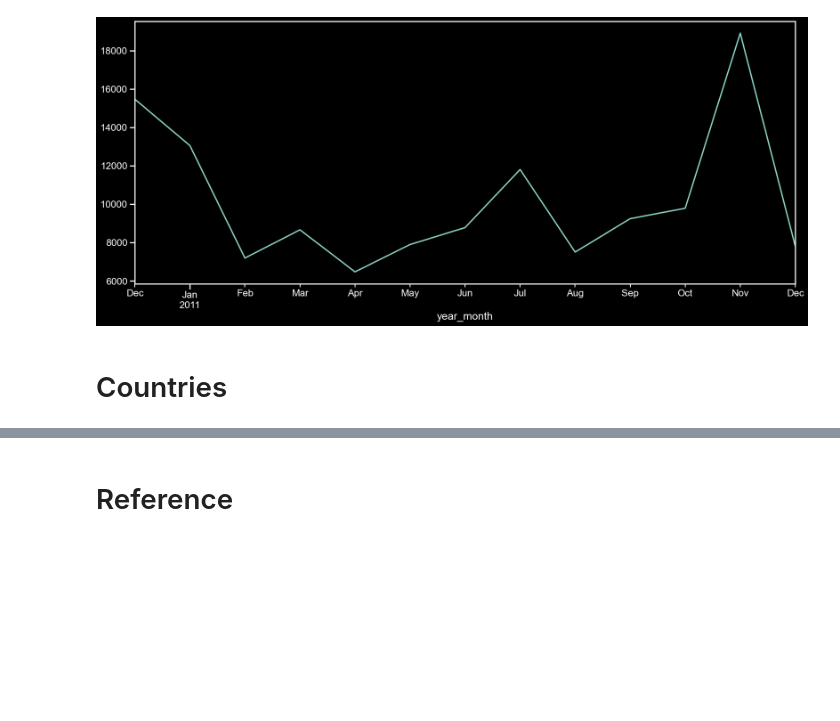
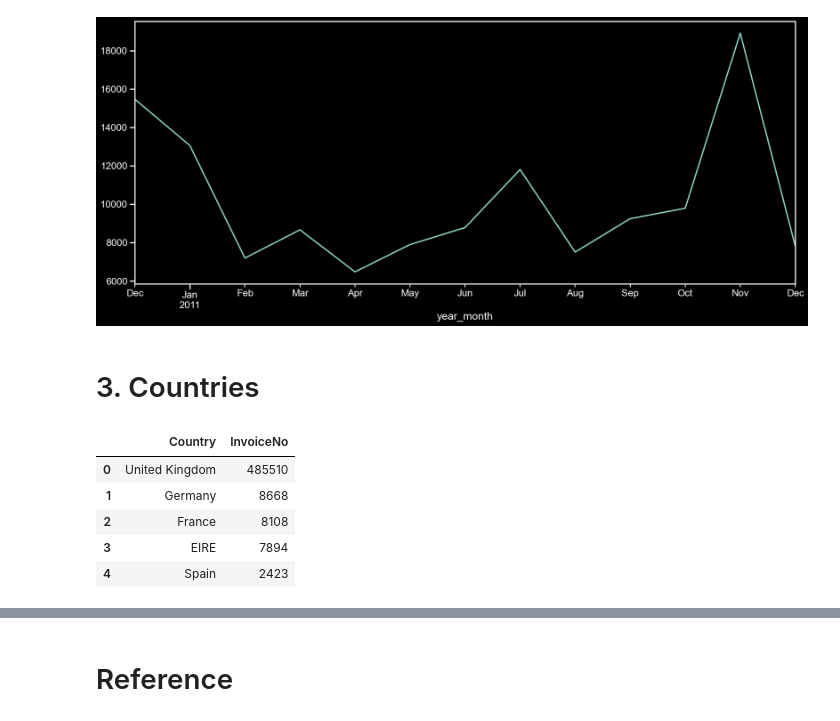
Before and after one commit to angie-xiao/ecommerce, a Jupyter notebook: 1_EDA.ipynb, the cells around one changed output, grey strips where cells are left out. Saved outputs shown, nothing was run; the diff lists cells and outputs as text; code cells hidden in the pictures; blank space fills up the shorter version.

```diff
--- a/1_EDA.ipynb
+++ b/1_EDA.ipynb
@@ -298,4 +299,14 @@ tmp['InvoiceNo'].plot();
 # %% [output]
 [figure]
 # %% [markdown]
-# Countries
+# 3. Countries
+# %%
+ct_by_country = df.groupby('Country')['InvoiceNo'].count().reset_index().sort_values(['InvoiceNo'], ascending=False).reset_index(drop=True)
+ct_by_country.head()
+# %% [output]
+|  | Country | InvoiceNo |
+| 0 | United Kingdom | 485510 |
+| 1 | Germany | 8668 |
+| 2 | France | 8108 |
+| 3 | EIRE | 7894 |
+| 4 | Spain | 2423 |
```
Also changed, not shown: parts of 19 cells of this notebook.
